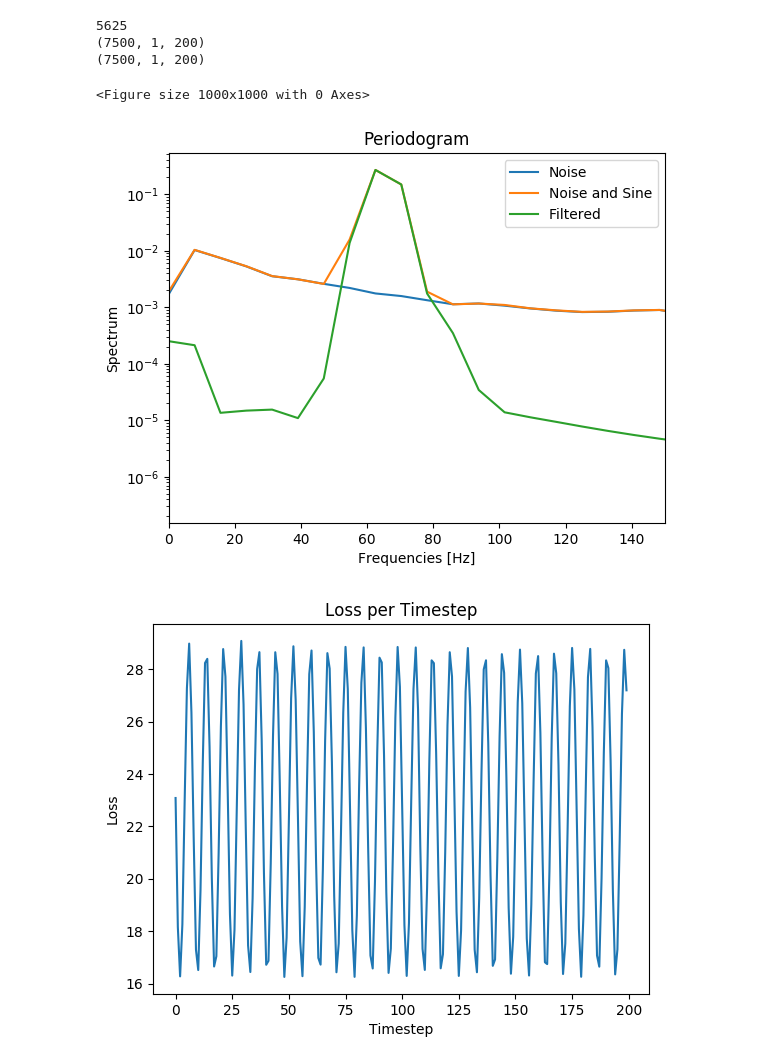
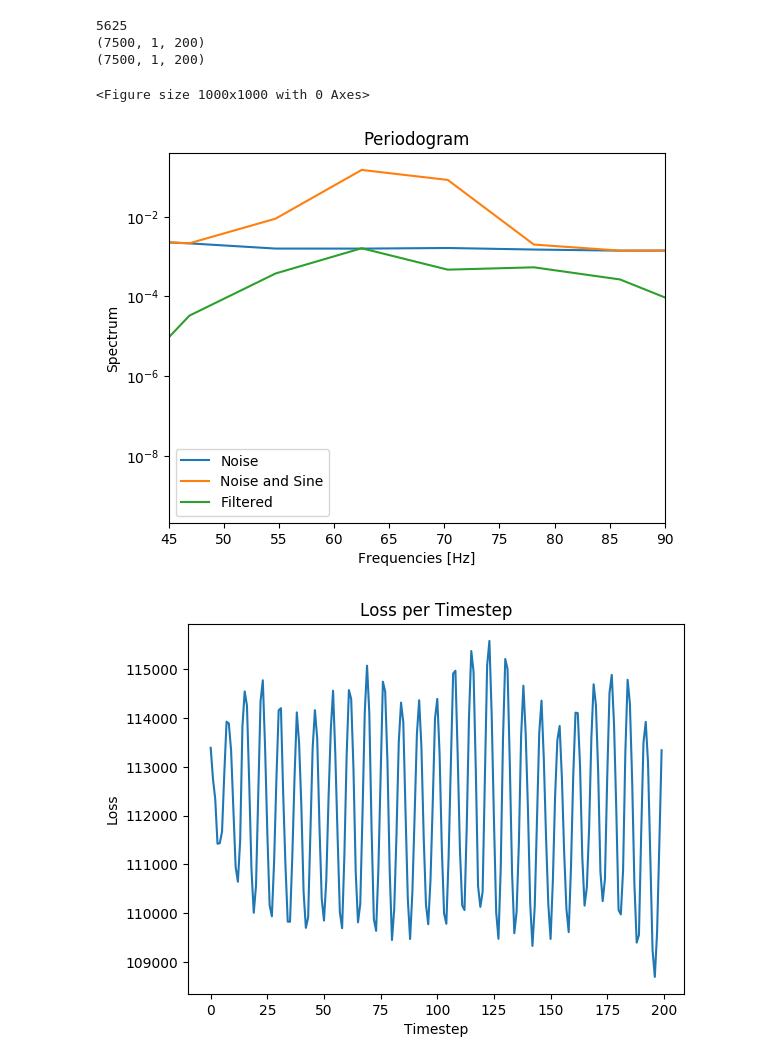
Before and after one commit to MJC598/Neuron_Burst_Analysis, a Jupyter notebook: synthetic data generator.ipynb, the cells around one changed output. Saved outputs shown, nothing was run; the diff lists cells and outputs as text; code cells hidden in the pictures.

```diff
--- a/synthetic data generator.ipynb
+++ b/synthetic data generator.ipynb
@@ -27,4 +36,4 @@ print(noise.shape)
 from scipy import signal
 
 noise_amp = abs(signal.hilbert(noise))
-threshold = np.mean(noise_amp) + (2 * np.std(noise_amp))
+threshold = np.mean(noise_amp) + (1 * np.std(noise_amp))
@@ -47,9 +62,18 @@ plt.show()
 # %%
-gp_t = np.linspace(-1, 1, 1000)
+gp_t = np.linspace(-.2, .2, 400)
 
-yl = signal.gausspulse(gp_t, fc=65, bw=0.05)
-plt.plot(gp_t, yl * 3)
-plt.plot(gp_t, [threshold for _ in range(gp_t.shape[0])], 'g--')
+plt.figure(figsize=(14,8))
+yl = rng.uniform(low=2.75, high=3.25) * signal.gausspulse(gp_t, fc=65, bw=0.1)  # bw = [.1, .6]
+bt = .25 * np.max(yl)
+plt.plot(gp_t, yl, label='Gamma Burst Signal')
+plt.plot(gp_t, [threshold for _ in range(gp_t.shape[0])], 'g--', label='Threshold')
+plt.plot(gp_t, [bt for _ in range(gp_t.shape[0])], 'r--', label='.25 Gamma Burst Peak')
 plt.plot(gp_t, [-threshold for _ in range(gp_t.shape[0])], 'g--')
+plt.plot(gp_t, [-bt for _ in range(gp_t.shape[0])], 'r--')
+plt.title('Gamma Burst')
+plt.xlabel('Time (s)')
+plt.ylabel(r'$\mu$V')
+plt.legend()
+plt.tight_layout()
 plt.show()
 # %% [output]
@@ -127,7 +288,7 @@ plt.semilogy(f_n, psd_n, label='Noise')
 plt.semilogy(f_ns, psd_ns, label='Noise and Sine')
 plt.semilogy(f_f, psd_f, label='Filtered')
 # plt.ylim([1e-3, 1e-1])
-plt.xlim([0, 150])
+plt.xlim([45, 90])
 plt.xlabel('Frequencies [Hz]')
 plt.ylabel('Spectrum')
 plt.title('Periodogram')
@@ -135,7 +296,7 @@ plt.legend()
 plt.show()
 # %% [output]
 <Figure size 1000x1000 with 0 Axes>
-[figure, old version]
+[figure, new version]
 # %%
 import torch
 import torch.nn as nn
@@ -168,21 +329,23 @@ class LSTM(nn.Module):
                  out_size: int = 200,
                  num_layers: int = 1,
                  batch_first: bool = True,
-                 dropout: float = 0.0) -> None:
+                 dropout: float = 0.0,
+                 bidirectional: bool = False) -> None:
         super(LSTM, self).__init__()
         self.rnn = nn.LSTM(input_size=in_size,
                            hidden_size=h_size,
                            num_layers=num_layers,
                            batch_first=batch_first,
-                           dropout=dropout)
+                           dropout=dropout,
+                           bidirectional=bidirectional)
         self.lin = nn.Linear(h_size, out_size)
 
     def forward(self, x):
         x = torch.transpose(x, 1, 2)  # RNN variants expect (N, L, H)
         x, (_, _) = self.rnn(x)  # Returns (N, L, hidden_size)
-        return x[:, -1, :]
-        # out = self.lin(x[:, -1, :])  # Feeds hidden stats of last cell to FCN
-        # return out
+        # return x[:, -1, :]
+        out = self.lin(x[:, -1, :])  # Feeds hidden stats of last cell to FCN
+        return out
 # %%
 from typing import Optional, Tuple, List
 from torch.utils.data import DataLoader
@@ -280,8 +443,8 @@ def fit(model: nn.Module,
 import copy
 
 epochs = 50
-# model = LSTM()
-model = FullyConnected()
+model = LSTM(bidirectional=False)
+# model = FullyConnected()
 model_initial = copy.deepcopy(model)
 device = torch.device("cuda:0" if torch.cuda.is_available() else "cpu")
 model.to(device)
@@ -289,35 +452,35 @@ t_loss, v_loss = fit(model, train_data, valid_data, epochs, device)
 # %%
 def validate_model(model: nn.Module,
                    validation_loader: torch.utils.data.DataLoader,
                    device: torch.device) -> Tuple[List[float], List[float]]:
     losses = {i:0 for i in range(0, labels.shape[2], 1)}
     for i, (x, y) in enumerate(validation_loader):
         x = x.to(device)
         output = model(x)
         output = output.to("cpu").detach().numpy()
         y = y.to("cpu").detach().numpy()
         for t in range(0, labels.shape[2], 1):
             y_true = y[:,:,t]
-            y_pred = output[:,:,t]
+            y_pred = output[:,t]
             squared_error = ((y_true - y_pred) ** 2)
             # print(squared_error.shape)
             losses[t] += np.sum(squared_error)
     #  TODO Losses normalized by std of each timestep
     return losses
 
 
 losses = validate_model(model, valid_data, device)
 
 lists = sorted(losses.items())
 timestep, loss_val = zip(*lists)
 plt.plot(timestep, loss_val)
 plt.xlabel('Timestep')
 plt.ylabel('Loss')
 plt.title('Loss per Timestep')
 
 plt.show()
 # %% [output]
-[figure, old version]
+[figure, new version]
 # %%
 x, y = next(iter(valid_data))
 model.eval()
```
Also changed, not shown: parts of 18 cells of this notebook, 10 other files.
